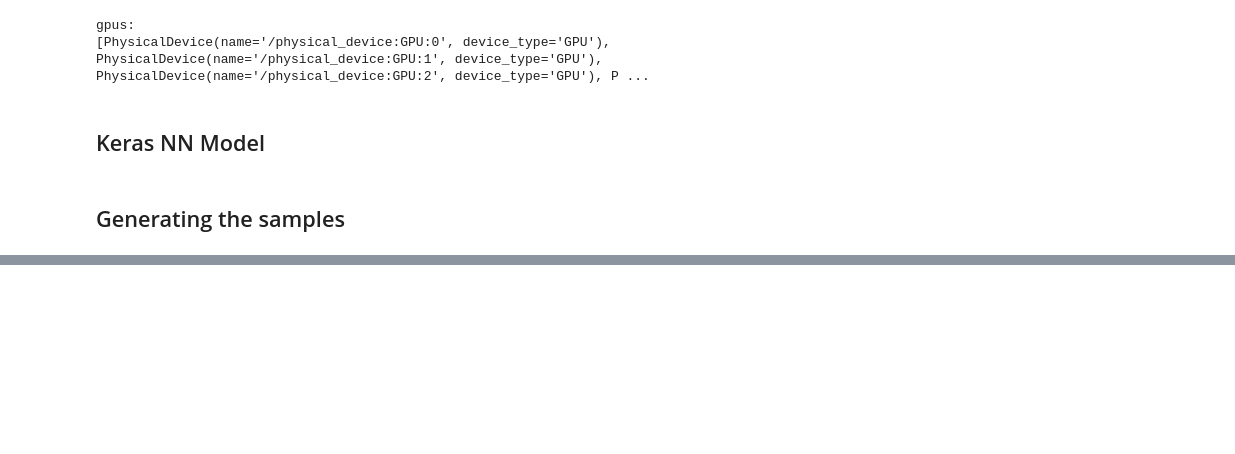
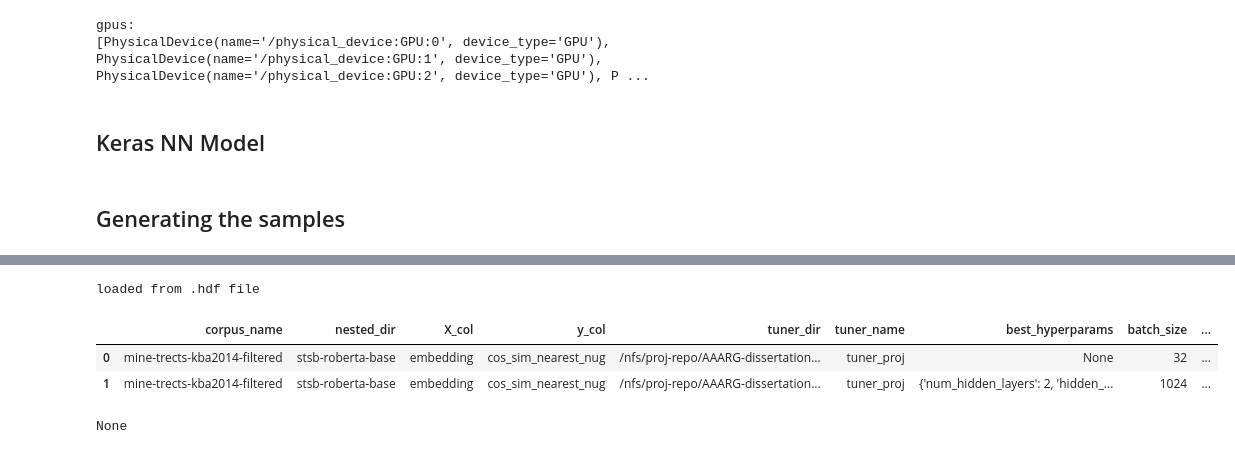
Before and after one commit to 2198998b/AAARG-dissertation, a Jupyter notebook: notebooks/summary_driver.ipynb, the cells around one changed output, grey strips where cells are left out. Cells and saved outputs as stored; diff of their text form; code cells hidden in the pictures; blank space fills up the shorter version.

```diff
--- a/notebooks/summary_driver.ipynb
+++ b/notebooks/summary_driver.ipynb
@@ -725,0 +1022,15 @@ trainer.train(corpus_name, nested_dir, train_topics, X_col, y_col, tuning_iterat
+# %%
+# def get_debug_model():
+#     model_path = '/nfs/proj-repo/debug_model'
+#     model = tf.keras.models.load_model(model_path)
+#     print("loaded model")
+#     return model
+
+model_path_handler = ModelPathHandler()
+print(display(model_path_handler.df))
+# %% [output]
+loaded from .hdf file
+|  | corpus_name | nested_dir | X_col | y_col | tuner_dir | tuner_name | best_hyperparams | batch_size | ... |
+| 0 | mine-trects-kba2014-filtered | stsb-roberta-base | embedding | cos_sim_nearest_nug | /nfs/proj-repo/AAARG-dissertation... | tuner_proj | None | 32 | ... |
+| 1 | mine-trects-kba2014-filtered | stsb-roberta-base | embedding | cos_sim_nearest_nug | /nfs/proj-repo/AAARG-dissertation... | tuner_proj | {'num_hidden_layers': 2, 'hidden_... | 1024 | ... |
+None
```
Also changed, not shown: parts of 21 cells of this notebook.
